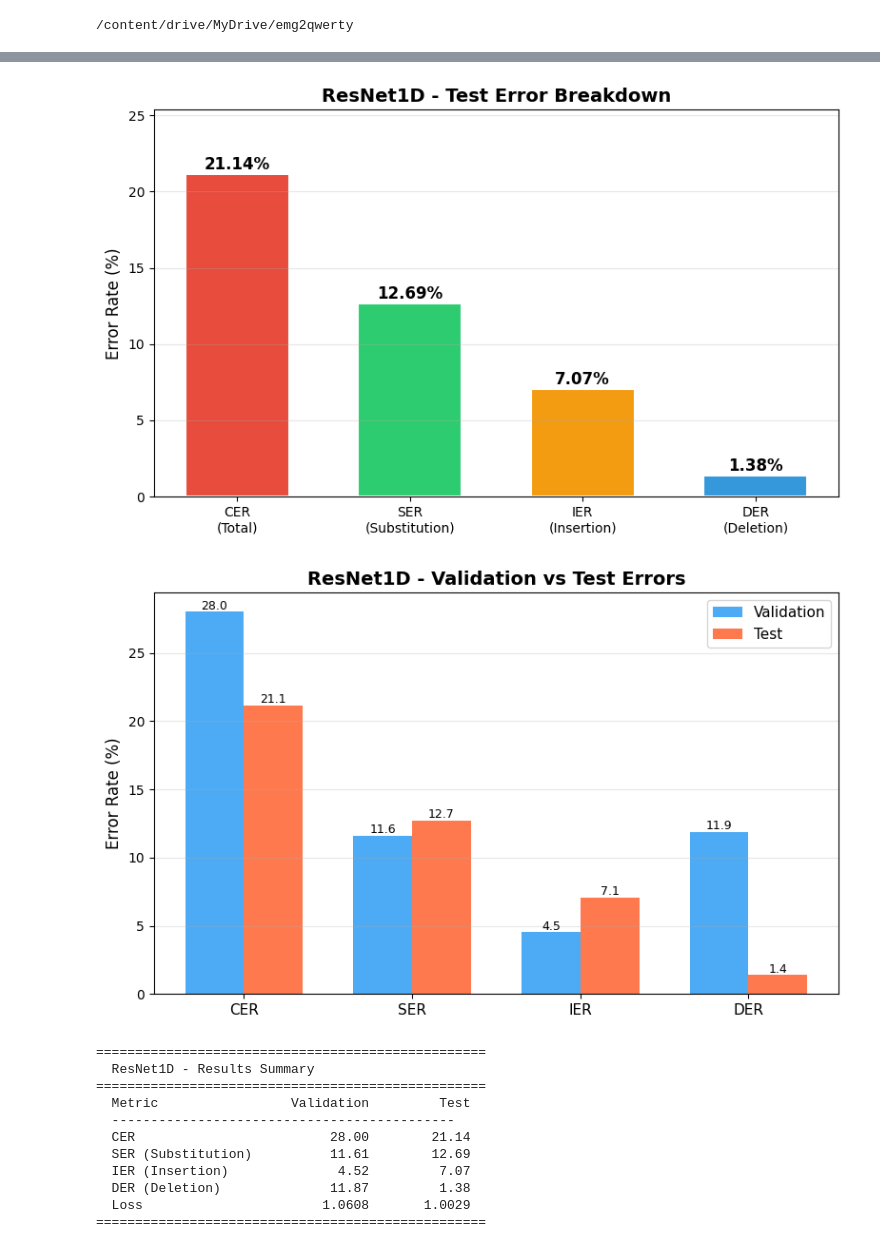
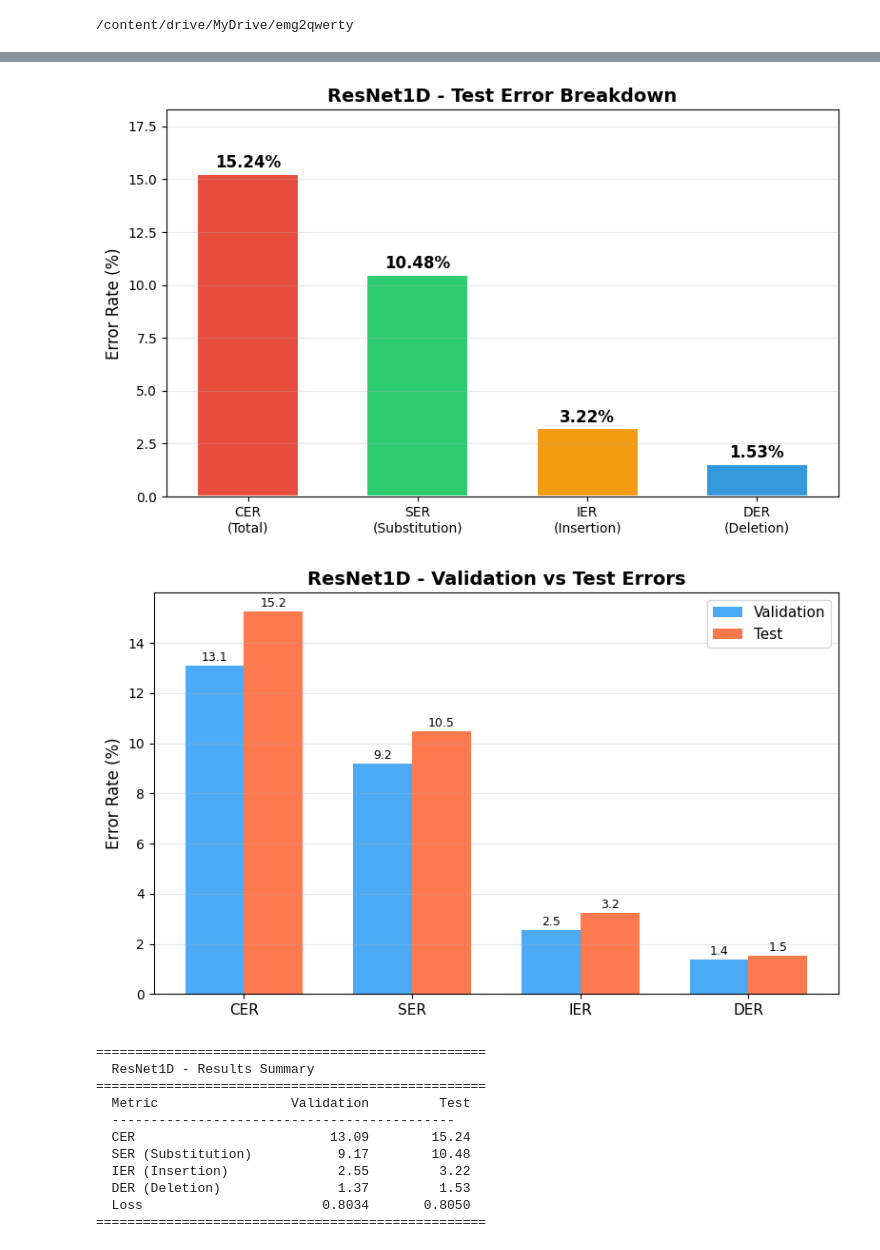
Before and after one commit to phiss12/emg2qwerty, a Jupyter notebook: parser_resnet.ipynb, the cells around one changed output, grey strips where cells are left out. Drawn from its saved outputs; the diff is of its cells as text; code cells hidden in the pictures.

```diff
--- a/parser_resnet.ipynb
+++ b/parser_resnet.ipynb
@@ -25,7 +15,7 @@ import matplotlib.pyplot as plt
 # ============================================================
 # PARSE TRAINING LOG
 # ============================================================
-with open("resnet_train_output.txt", "r", encoding="utf-8", errors="ignore") as f:
+with open("resnet_v4_train_output.txt", "r", encoding="utf-8", errors="ignore") as f:
     train_lines = f.readlines()
 
 print(f"Loaded {len(train_lines)} lines from training log")
@@ -74,7 +64,7 @@ print()
 # ============================================================
 # PARSE TEST LOG
 # ============================================================
-with open("resnet_test_output.txt", "r", encoding="utf-8", errors="ignore") as f:
+with open("resnet_v4_test_output.txt", "r", encoding="utf-8", errors="ignore") as f:
     test_lines = f.readlines()
 
 test_metrics = {}
@@ -233,13 +223,13 @@ Best val CER: 28.00
-[figure, old version]
+[figure, new version]
-[figure, old version]
+[figure, new version]
 ==================================================
   ResNet1D - Results Summary
 ==================================================
   Metric                 Validation         Test
   --------------------------------------------
-  CER                         28.00        21.14
-  SER (Substitution)          11.61        12.69
-  IER (Insertion)              4.52         7.07
-  DER (Deletion)              11.87         1.38
-  Loss                       1.0608       1.0029
+  CER                         13.09        15.24
+  SER (Substitution)           9.17        10.48
+  IER (Insertion)              2.55         3.22
+  DER (Deletion)               1.37         1.53
+  Loss                       0.8034       0.8050
 ==================================================
```
Also changed, not shown: parts of 3 cells of this notebook, 10 other files.
